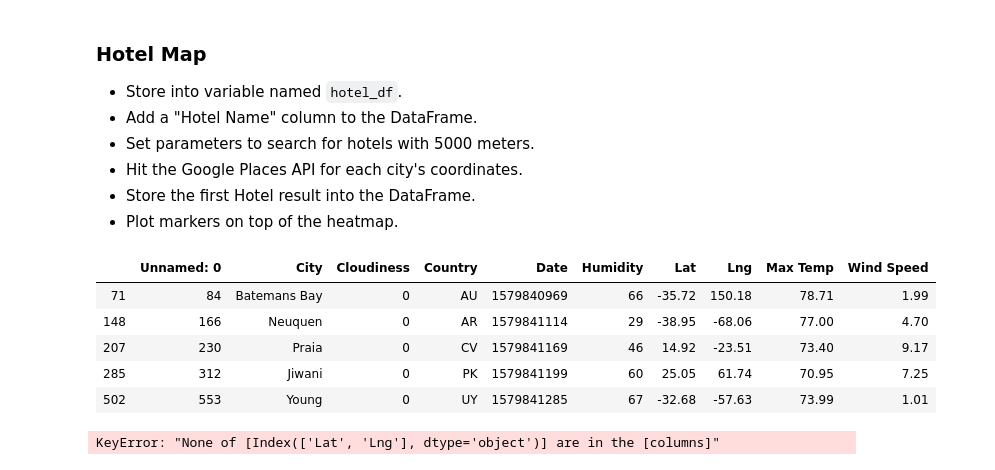
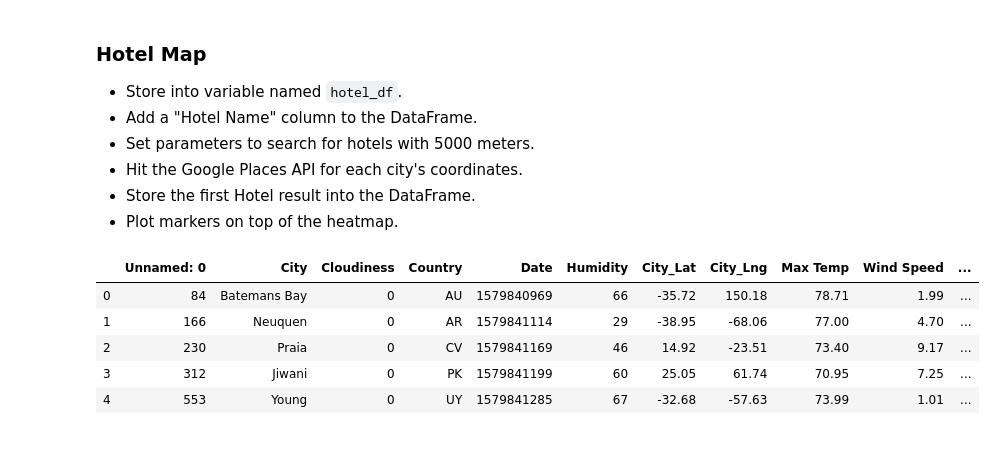
Before and after one commit to ayl0002/API-Challenge, a Jupyter notebook: VacationPy/VacationPy.ipynb, the cells around one changed output. Saved outputs shown, nothing was run; the diff lists cells and outputs as text; code cells hidden in the pictures.

```diff
--- a/VacationPy/VacationPy.ipynb
+++ b/VacationPy/VacationPy.ipynb
@@ -141,31 +141,31 @@ for y in range(len(city_hotel_list)):
 # %%
 city_hotel_list
 
 hotel_df = []
 
 for x in city_hotel_list:
     hotel_df.append(city_hotel_list[x][1])
 
 hotel_df = pd.DataFrame(hotel_df)
 
 hotel_df["City"] = [0,0,0,0,0]
 
 hotel_df["City"] = [x for x in city_ideal["City"]]
 
-hotel_df.rename(columns = {0:"Hotel Name",1:"Lat",2:"Lng"})
+hotel_df = hotel_df.rename(columns = {0:"Hotel Name",1:"Lat",2:"Lng"})
 
-city_ideal.merge(hotel_df, left_on='City', right_on='City')
+narrowed_city_df = city_ideal.merge(hotel_df, left_on='City', right_on='City')
 
-narrowed_city_df = city_ideal
+narrowed_city_df = narrowed_city_df.rename(columns = {"Lat_x":"City_Lat","Lng_x":"City_Lng","Lat_y":"Lat","Lng_y":"Lng"})
 
 narrowed_city_df
 # %% [output]
-|  | Unnamed: 0 | City | Cloudiness | Country | Date | Humidity | Lat | Lng | Max Temp | Wind Speed |
-| 71 | 84 | Batemans Bay | 0 | AU | 1579840969 | 66 | -35.72 | 150.18 | 78.71 | 1.99 |
-| 148 | 166 | Neuquen | 0 | AR | 1579841114 | 29 | -38.95 | -68.06 | 77.00 | 4.70 |
-| 207 | 230 | Praia | 0 | CV | 1579841169 | 46 | 14.92 | -23.51 | 73.40 | 9.17 |
-| 285 | 312 | Jiwani | 0 | PK | 1579841199 | 60 | 25.05 | 61.74 | 70.95 | 7.25 |
-| 502 | 553 | Young | 0 | UY | 1579841285 | 67 | -32.68 | -57.63 | 73.99 | 1.01 |
+|  | Unnamed: 0 | City | Cloudiness | Country | Date | Humidity | City_Lat | City_Lng | Max Temp | Wind Speed | ... |
+| 0 | 84 | Batemans Bay | 0 | AU | 1579840969 | 66 | -35.72 | 150.18 | 78.71 | 1.99 | ... |
+| 1 | 166 | Neuquen | 0 | AR | 1579841114 | 29 | -38.95 | -68.06 | 77.00 | 4.70 | ... |
+| 2 | 230 | Praia | 0 | CV | 1579841169 | 46 | 14.92 | -23.51 | 73.40 | 9.17 | ... |
+| 3 | 312 | Jiwani | 0 | PK | 1579841199 | 60 | 25.05 | 61.74 | 70.95 | 7.25 | ... |
+| 4 | 553 | Young | 0 | UY | 1579841285 | 67 | -32.68 | -57.63 | 73.99 | 1.01 | ... |
 # %%
 # NOTE: Do not change any of the code in this cell
 
@@ -181,5 +181,3 @@ info_box_template = """
 # NOTE: be sure to update with your DataFrame name
 hotel_info = [info_box_template.format(**row) for index, row in narrowed_city_df.iterrows()]
 locations = hotel_df[["Lat", "Lng"]]
-# %% [output]
-KeyError: "None of [Index(['Lat', 'Lng'], dtype='object')] are in the [columns]"
```
Also changed, not shown: parts of 3 cells of this notebook.
